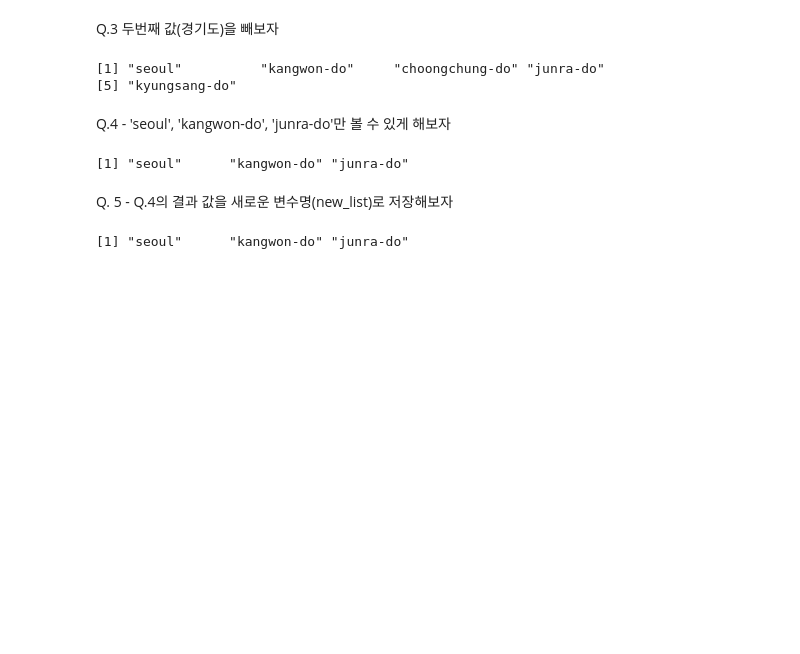
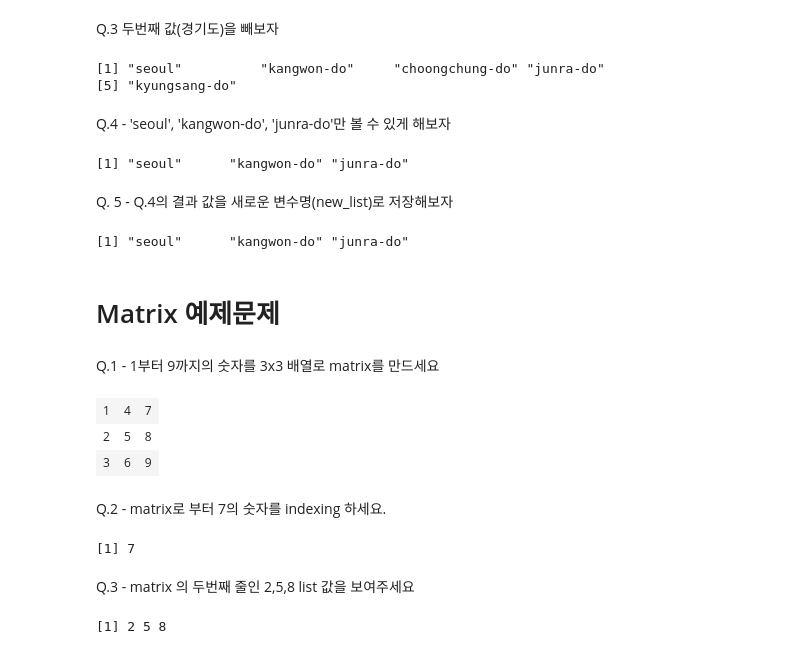
Before and after one commit to junhoning/R_tutorial, a Jupyter notebook: 1. Basic in R.ipynb, the cells around one changed output. Saved outputs shown, nothing was run; the diff lists cells and outputs as text; code cells hidden in the pictures; blank space fills up the shorter version.

```diff
--- a/1. Basic in R.ipynb
+++ b/1. Basic in R.ipynb
@@ -380,3 +380,26 @@ new_list <- korea[c(1,3,5)]
 new_list
 # %% [output]
 [1] "seoul"      "kangwon-do" "junra-do"
+# %% [markdown]
+# Matrix 예제문제
+# %% [markdown]
+Q.1 - 1부터 9까지의 숫자를 3x3 배열로 matrix를 만드세요
+# %%
+matrix_num <- matrix(c(1,2,3,4,5,6,7,8,9), 3, 3)
+matrix_num
+# %% [output]
+| 1 | 4 | 7 |
+| 2 | 5 | 8 |
+| 3 | 6 | 9 |
+# %% [markdown]
+Q.2 - matrix로 부터 7의 숫자를 indexing 하세요.
+# %%
+matrix_num[1,3]
+# %% [output]
+[1] 7
+# %% [markdown]
+Q.3 - matrix 의 두번째 줄인 2,5,8 list 값을 보여주세요
+# %%
+matrix_num[2, ]
+# %% [output]
+[1] 2 5 8
```
